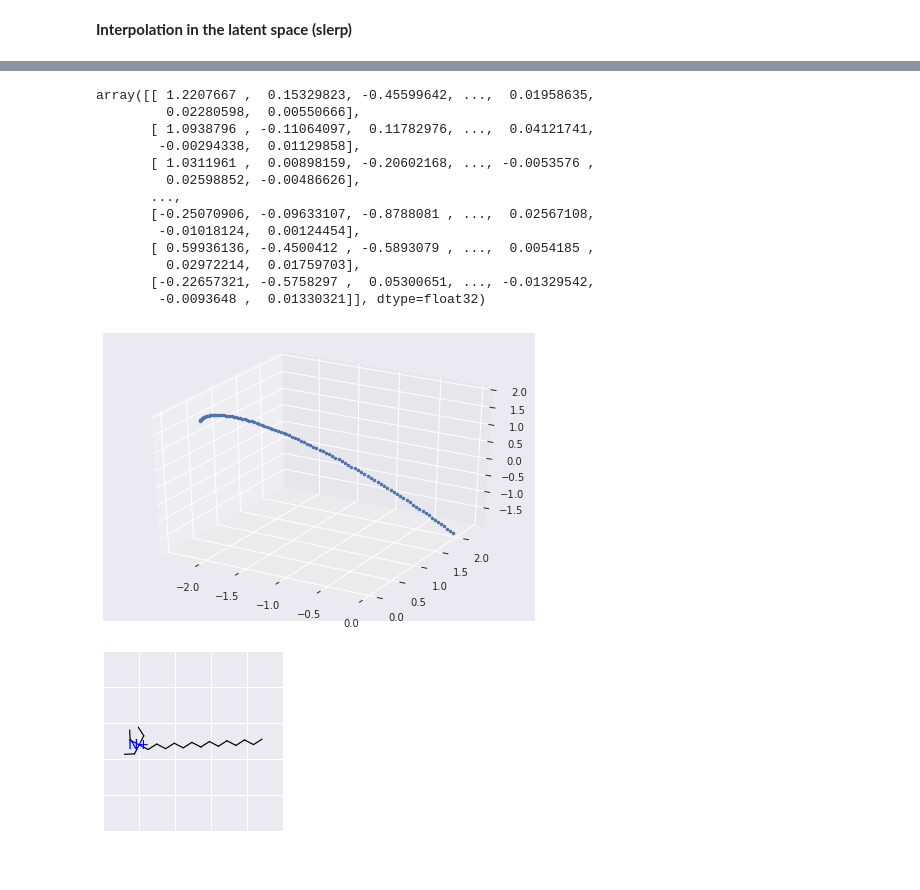
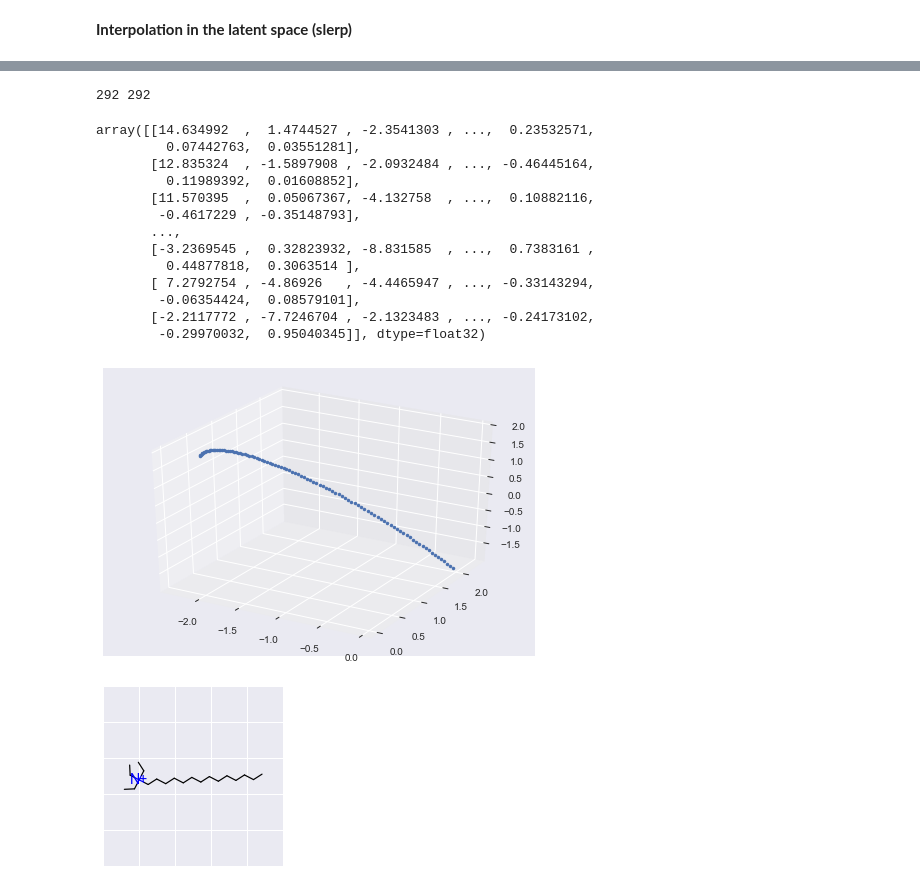
Before and after one commit to jameslee97/adaptive_learning_mixtures, a Jupyter notebook: notebooks/5_compare_vae.ipynb, the cells around one changed output, grey strips where cells are left out. Drawn from its saved outputs; the diff is of its cells as text; code cells hidden in the pictures.

```diff
--- a/notebooks/5_compare_vae.ipynb
+++ b/notebooks/5_compare_vae.ipynb
@@ -199,41 +225,55 @@ chemvae.load(char_set, weights_file)
+# %%
+#1Mil_GDB17_split_500k_cation_500k is used for chemvae encoder.
+example_z_i = chemvae.encoder.predict(example_cation_encoding)
+example_z_i_2 = chemvae.encoder.predict(example_cation_encoding_2)
+print(len(example_z_i[0]), len(example_z_i_2[0]))
+
+#the latent space is 292 dimensional, as manually specified in create_vae.
+# %% [output]
+292 292
 # %%
+#there's no option to use the PC space of the molecules + cation because a random 1mil GDB17 molecules are used.
+#at the very least, all cations are used to train.
+from sklearn.preprocessing import StandardScaler
 z = []
 for smi in cations:
     z_i = chemvae.encoder.predict(one_hot(smi, char_to_index))
     z.append(z_i[0])
 z = np.array(z)
+standardize = StandardScaler()
+z_std = standardize.fit_transform(z)
 pca = PCA(n_components=50)
-pca.fit_transform(z)
+pca.fit_transform(z_std) #the PC space of cations only is used.
 # %% [output]
-array([[ 1.2207667 ,  0.15329823, -0.45599642, ...,  0.01958635,
-         0.02280598,  0.00550666],
-       [ 1.0938796 , -0.11064097,  0.11782976, ...,  0.04121741,
-        -0.00294338,  0.01129858],
-       [ 1.0311961 ,  0.00898159, -0.20602168, ..., -0.0053576 ,
-         0.02598852, -0.00486626],
+array([[14.634992  ,  1.4744527 , -2.3541303 , ...,  0.23532571,
+         0.07442763,  0.03551281],
+       [12.835324  , -1.5897908 , -2.0932484 , ..., -0.46445164,
+         0.11989392,  0.01608852],
+       [11.570395  ,  0.05067367, -4.132758  , ...,  0.10882116,
+        -0.4617229 , -0.35148793],
        ...,
-       [-0.25070906, -0.09633107, -0.8788081 , ...,  0.02567108,
-        -0.01018124,  0.00124454],
-       [ 0.59936136, -0.4500412 , -0.5893079 , ...,  0.0054185 ,
-         0.02972214,  0.01759703],
-       [-0.22657321, -0.5758297 ,  0.05300651, ..., -0.01329542,
-        -0.0093648 ,  0.01330321]], dtype=float32)
+       [-3.2369545 ,  0.32823932, -8.831585  , ...,  0.7383161 ,
+         0.44877818,  0.3063514 ],
+       [ 7.2792754 , -4.86926   , -4.4465947 , ..., -0.33143294,
+        -0.06354424,  0.08579101],
+       [-2.2117772 , -7.7246704 , -2.1323483 , ..., -0.24173102,
+        -0.29970032,  0.95040345]], dtype=float32)
 # %%
-# example of the SLERP
+# example of the SLERP in 3d space.
 if __name__ == '__main__':
     pA = array([-2.0, 0.0, 2.0])
     pB = array([0.0, 2.0, -2.0])
 
     ps = array([slerp(pA, pB, t) for t in arange(0.0, 1.0, 0.01)])
-
+    psLinear = array(np.interp(arange(0.0, 1.0, 0.01), pA, pB))
     from pylab import *
     from mpl_toolkits.mplot3d import Axes3D
     f = figure()
     ax = Axes3D(f)
     ax.plot3D(ps[:,0], ps[:,1], ps[:,2], '.')
     show()
 # %% [output]
-[figure, old version]
+[figure, new version]
 # %%
 cat1 = z[181]
 cat2 = z[242]
```
Also changed, not shown: parts of 7 cells of this notebook.
